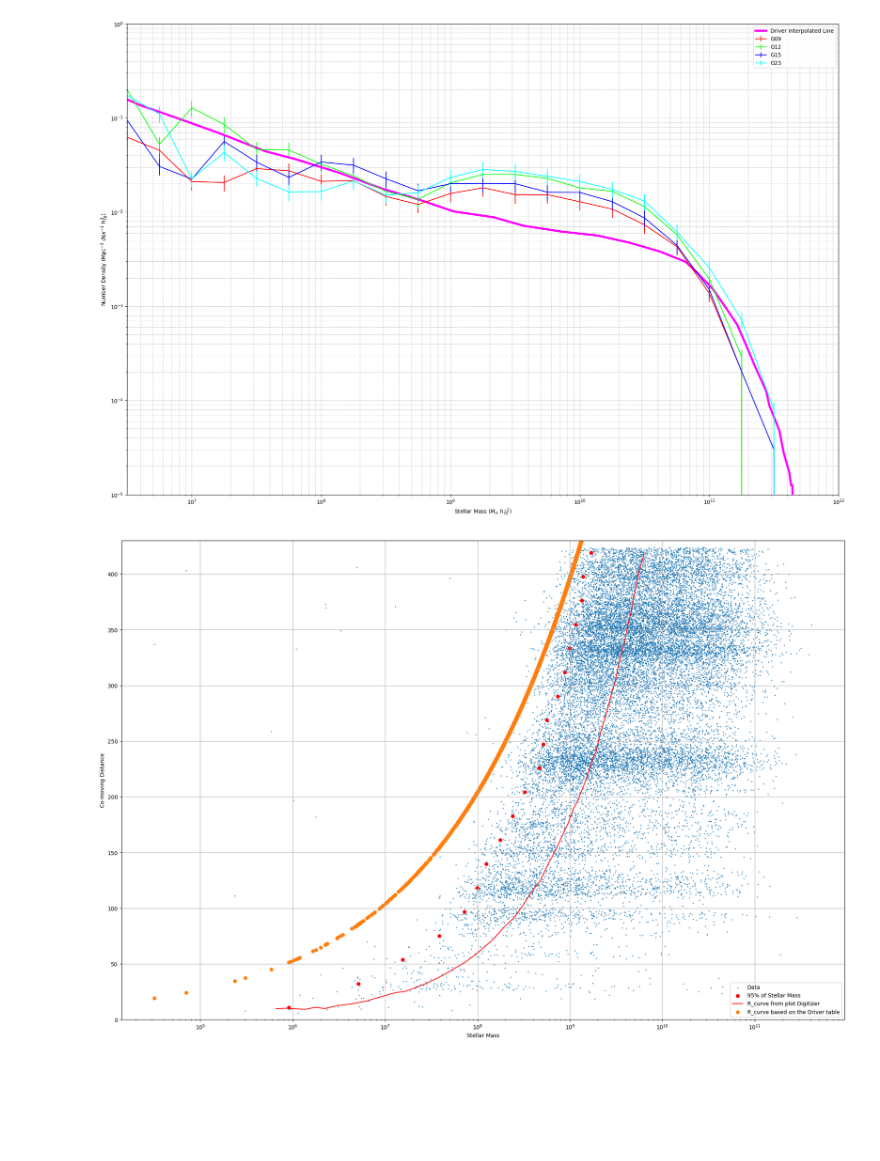
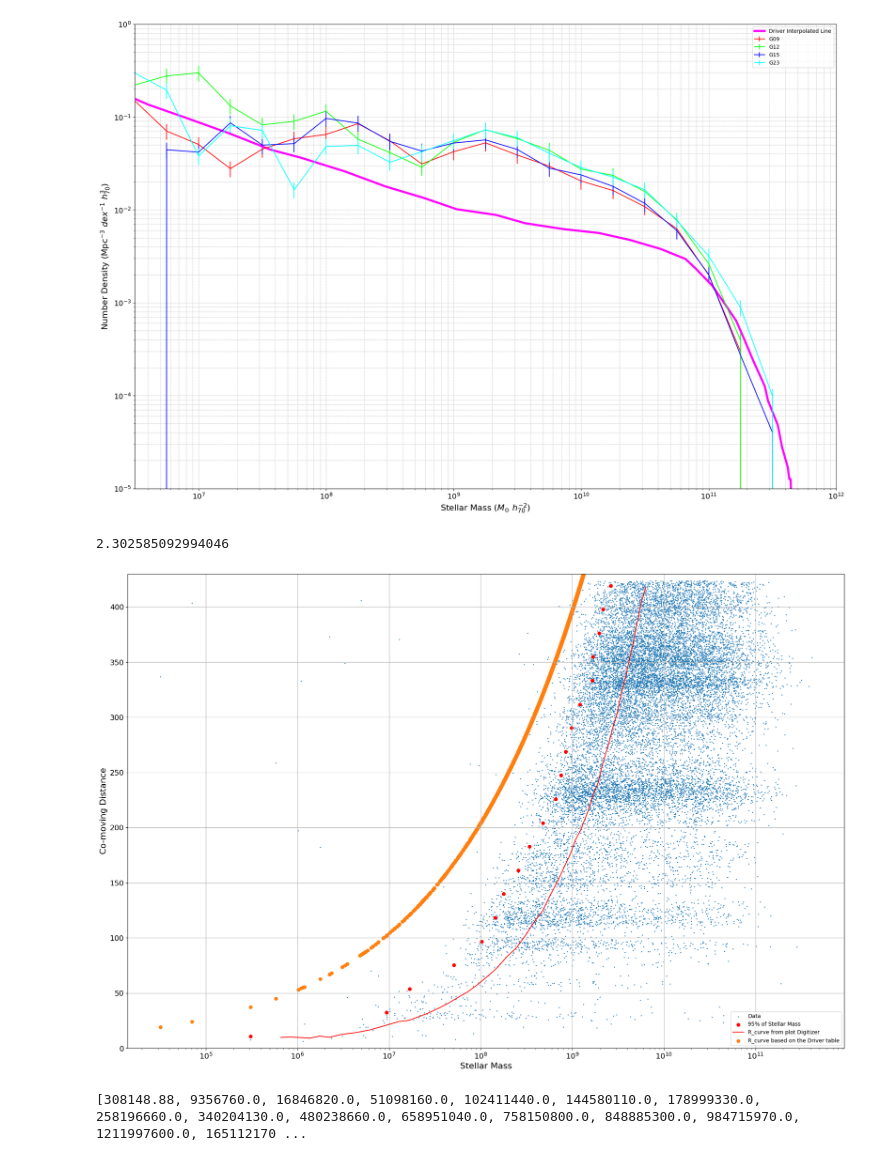
Before and after one commit to Safiye-Teymourzadeh/driver, a Jupyter notebook: driverfig11_ishalafinal.ipynb, the cells around one changed output. Drawn from its saved outputs; the diff is of its cells as text; code cells hidden in the pictures; blank space fills up the shorter version.

```diff
--- a/driverfig11_ishalafinal.ipynb
+++ b/driverfig11_ishalafinal.ipynb
@@ -22,7 +18,7 @@ the file is open, and it has 370116 number of objects
 # %%
 nside=4096
 z_max = 0.1 # ~430 Mpc
-DEX = 0.25
+DEX = 0.25  # width of the mass bins
 MASS_BINS = 10**np.arange(5,12.25,DEX)
 HUBBLE_CST = 0.7
 
@@ -40,6 +36,7 @@ GKV_MASKS = (
     (gkvInputCatv02_raw['uberclass'] == 1) &
     (gkvInputCatv02_raw['flux_rt'] > 10**-4.3) &
     (~gkvInputCatv02_raw['duplicate']) &
+
     (~gkvInputCatv02_raw['mask']) &
     (~gkvInputCatv02_raw['starmask'])
 )
@@ -63,7 +60,7 @@ MASS_HISTOGRAM_MASKS = (
          (SM_cat_raw['SC'] > 7) &
          (SM_cat_raw['mstar'] > 0) &
          (SM_cat_raw['Z'] < z_max) &
-         (SM_cat_raw['flux_rt'] > 10**(-4.3))
+         (SM_cat_raw['flux_rt'] > 3631*10**(0.4*-19))
 )
 
 completeness_catalog = SM_cat_raw[COMPLETENESS_MASKS]
@@ -88,7 +85,7 @@ def get_weighted_mass_histogram(input_mass_completeness_dataframe: pd.DataFrame,
     mass_column = filtered_by_region_dataframe['mstar']
     completeness_column = filtered_by_region_dataframe['completeness']
     volume_richard_curve = get_region_volume(region_name=region_name, mass_list=mass_column)
-    weight = 10 * HUBBLE_CST**3 / (volume_richard_curve * completeness_column * DEX)
+    weight = np.log(10)/ (volume_richard_curve * completeness_column * DEX)
     return np.histogram(mass_column, MASS_BINS, weights=weight)[0]
 
 # Function to get the volume of each region
@@ -121,8 +118,6 @@ def calculate_patch_area(patch: dict, nside: int=4096):
     return patch_area
 
 
-# x_r_curve = np.hstack((0, driver_richard_curve[0], 1e13))
-# y_r_curve = np.hstack((0, driver_richard_curve[1], driver_richard_curve[1][-1]))
 x_r_curve = np.hstack((0, drivedrc[0], 1e13))
 y_r_curve = np.hstack((0, drivedrc[1], drivedrc[1][-1]))
 
@@ -255,30 +249,35 @@ full_mass_completeness_dataframe = pd.merge(mass_histogram_catalog_dataframe, co
 # %%
 region_colors = {'G09': 'red', 'G12': 'lime', 'G15': 'blue', 'G23': 'cyan'}
 fig, ax = plt.subplots(figsize=(24, 16))
 for region_name in REGIONS_OF_SKY.keys():
     mass_hist = get_weighted_mass_histogram(input_mass_completeness_dataframe=full_mass_completeness_dataframe, region_name=region_name)
     error = calculate_error(mass_hist, len(mass_hist))
 
     plt.errorbar(
         MASS_BINS[:-1],
         mass_hist,
         yerr=error,
         label=region_name,
         color=region_colors.get(region_name),
     )
 
 plt.plot(x, y, label='Driver Interpolated Line', color='magenta', linewidth=4)
 plt.xscale('log')
 plt.yscale('log')
-plt.xlabel('Stellar Mass ($M_{\odot} \ h_{70}^{-2}$)')
-plt.ylabel('Number Density ($\mathrm{Mpc}^{-3} \ dex^{-1} \ h_{70}^{3}$)')
+plt.xlabel('Stellar Mass ($M_{\odot} \ h_{70}^{-2}$)', fontsize=16)
+plt.ylabel('Number Density ($\mathrm{Mpc}^{-3} \ dex^{-1} \ h_{70}^{3}$)', fontsize=16)
 plt.xlim((10**6.5, 10**12))
 plt.ylim((1e-5, 1e0))
+plt.tick_params(axis='both', which='major', labelsize=14)
 plt.legend()
 ax.grid(True, which='both', linestyle='--', linewidth=0.5)
 plt.show()
 # %% [output]
-[figure, old version]
+[figure, new version]
+# %%
+print(np.log(10))
+# %% [output]
+2.302585092994046
 # %%
 mstar_values = mass_histogram_catalog['mstar']
 co_move = mass_histogram_catalog['comovingdist']
@@ -286,8 +285,9 @@ co_move = mass_histogram_catalog['comovingdist']
 num_bins = 20
 bin_width = 430 / num_bins
 
-percentiles_x = []
-percentiles_y = []
+bin_center = []
+mass_percentile = []
+
 fig, ax = plt.subplots(figsize=(24, 16))
 
 for i in range(num_bins):
@@ -299,25 +299,27 @@ for i in range(num_bins):
 
     if len(sorted_masses) > 0:
         mass_95th_percentile = sorted_masses[idx_95th_percentile]
-    else:
-        mass_95th_percentile = np.nan
-
-    percentiles_x.append((bin_start + bin_end) / 2)
-    percentiles_y.append(mass_95th_percentile)
+        bin_center.append((bin_start + bin_end) / 2)
+        mass_percentile.append(mass_95th_percentile)
 
 plt.scatter(mstar_values, co_move, s=0.9, label='Data')
-plt.scatter(percentiles_y, percentiles_x, color='red', marker='o', label='95% of Stellar Mass')
+plt.scatter(mass_percentile, bin_center, color='red', marker='o', label='95% of Stellar Mass')
 plt.plot(xx, yy, color ='red', label='R_curve from plot Digitizer')
 plt.scatter(mstar_values, richards_curve_values, label='R_curve based on the Driver table')
-plt.xlabel('Stellar Mass')
-plt.ylabel('Co-moving Distance')
+plt.xlabel('Stellar Mass', fontsize=16)
+plt.ylabel('Co-moving Distance', fontsize=16)
 plt.xscale('log')
 plt.ylim(0, 430)
+plt.tick_params(axis='both', which='major', labelsize=14)
 plt.legend()
 plt.grid(True)
 plt.show()
 # %% [output]
-[figure, old version]
+[figure, new version]
+# %%
+print(mass_percentile)
+# %% [output]
+[308148.88, 9356760.0, 16846820.0, 51098160.0, 102411440.0, 144580110.0, 178999330.0, 258196660.0, 340204130.0, 480238660.0, 658951040.0, 758150800.0, 848885300.0, 984715970.0, 1211997600.0, 165112170 ...
 # %%
 fig, ax = plt.subplots(figsize=(24, 16))
 
```
Also changed, not shown: parts of 7 cells of this notebook, 2 other files.
